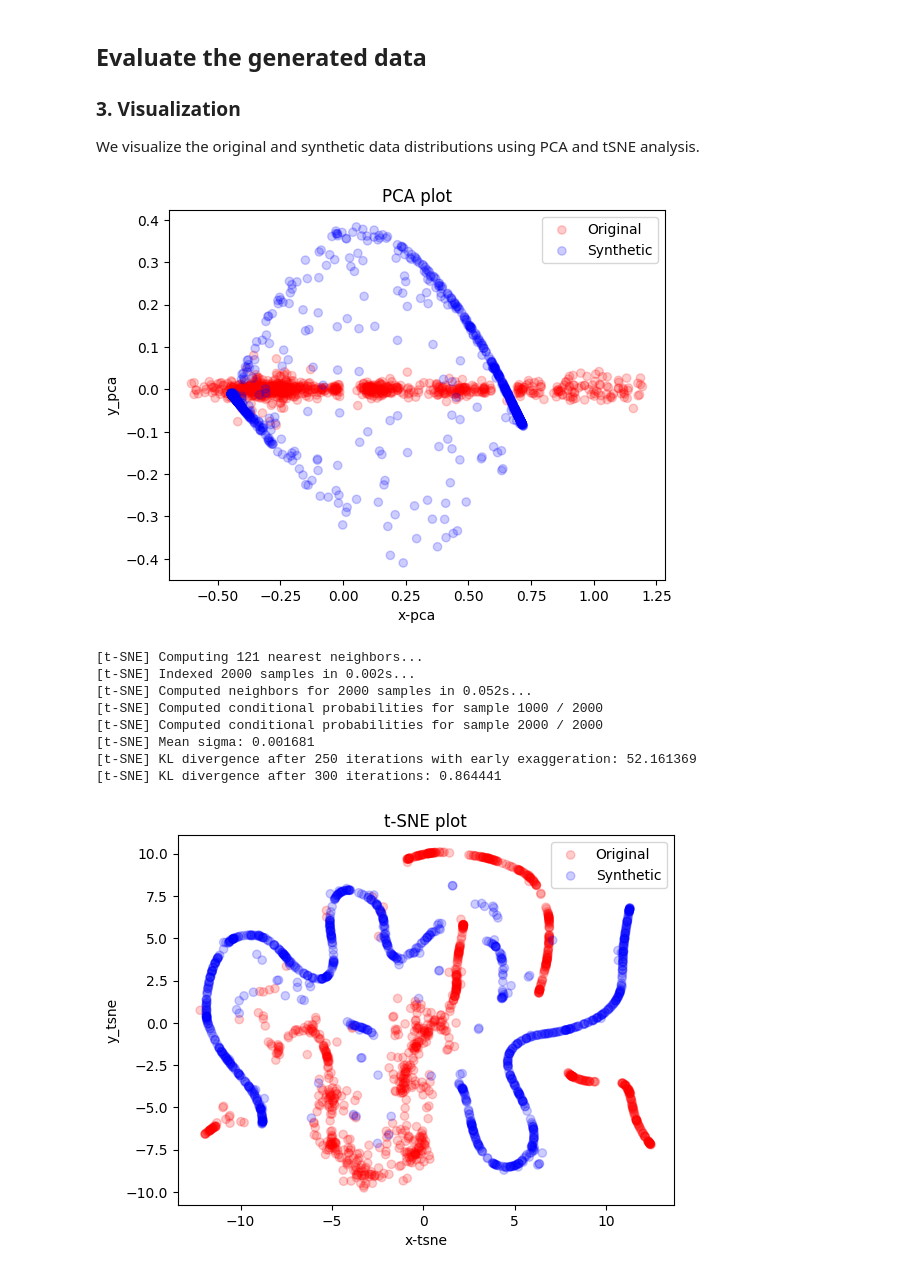
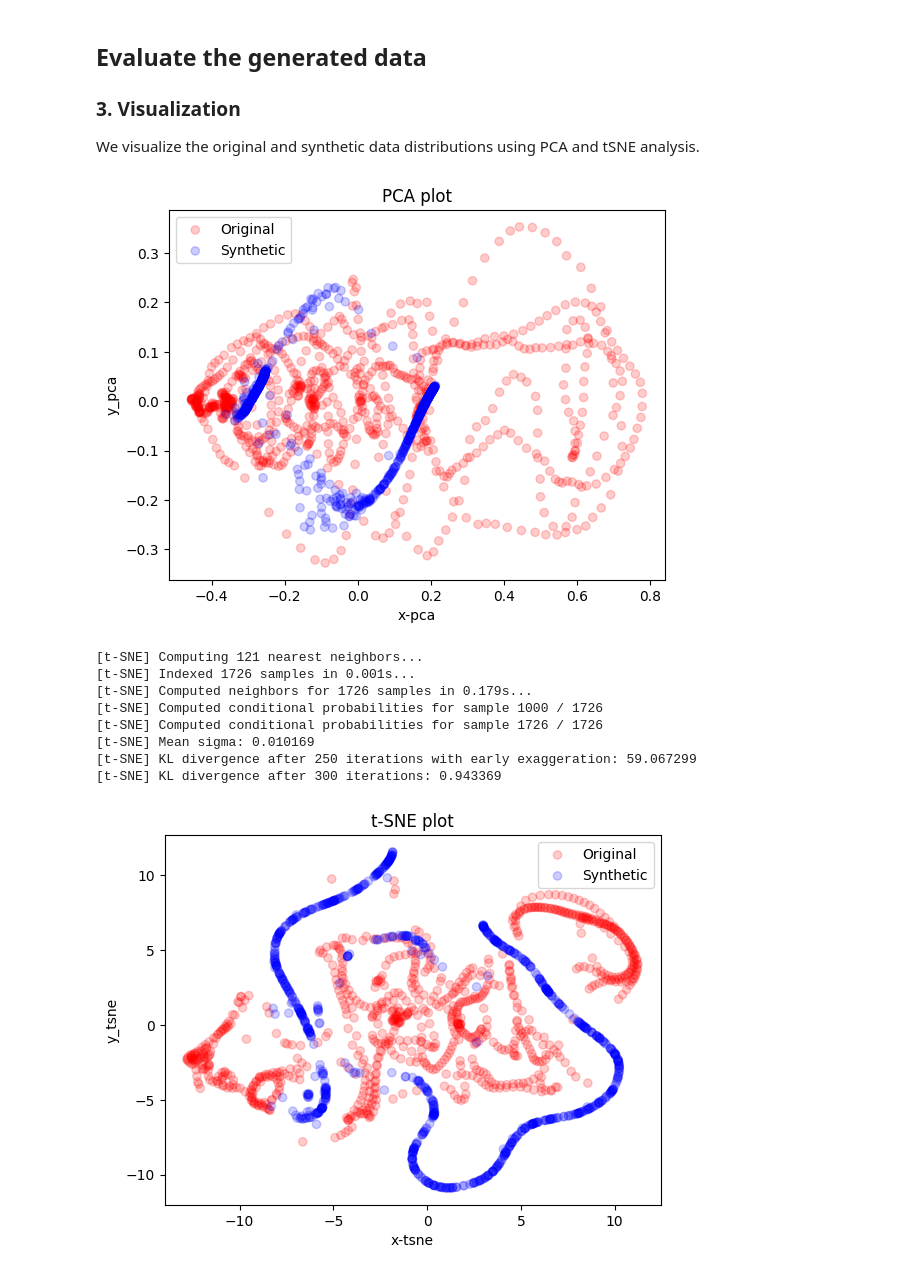
Before and after one commit to nateislas/SynthTime, a Jupyter notebook: timegan_experiment.ipynb, the cells around one changed output. Drawn from its saved outputs; the diff is of its cells as text; code cells hidden in the pictures.

```diff
--- a/timegan_experiment.ipynb
+++ b/timegan_experiment.ipynb
@@ -24,21 +24,24 @@ Random seed set to: 42
 parameters = dict()
 
 parameters['module'] = 'gru'
-parameters['hidden_dim'] = 8
-parameters['num_layers'] = 2
-parameters['batch_size'] = 32
-parameters['seq_len'] = 5
+parameters['hidden_dim'] = 32
+parameters['num_layers'] = 3
+parameters['batch_size'] = 128
+parameters['seq_len'] = 24
 parameters['lr'] = 2e-4
 parameters['device'] = torch.device("cuda" if torch.cuda.is_available() else "cpu")
+parameters['epochs'] = 250
+parameters['dataset_name'] = 'VIX'
 # %%
-data_set = 'yahoo'
-
-data_path = './data/real_data/yahoo_stock.csv'
-scaler_path= f'./model_checkpoints/scalers/scaler_{data_set}.pkl'
+dataset_name = parameters['dataset_name']
+data_path = './data/real_data/VIX_History.csv'
+scaler_path= f'./model_checkpoints/scalers/scaler_{dataset_name}.pkl'
 
 # Load and preprocess the data
 all_data = pd.read_csv(data_path)
-all_data.drop(['Date'], axis=1, inplace=True)
+#all_data.drop(['Date'], axis=1, inplace=True)
+all_data.drop(['DATE'], axis=1, inplace=True)
+
 
 parameters['n_seq'] = all_data.shape[1]
 
@@ -47,10 +50,5 @@ dataset = TimeSeriesDataset(data=all_data, seq_len=parameters['seq_len'], n_seq=
 
 # Get train, val, test datasets
 train_dataset, val_dataset, test_dataset = dataset.get_datasets()
-
-# Create DataLoaders (optional)
-#train_loader = DataLoader(train_dataset, batch_size=batch_size)
-#val_loader = DataLoader(val_dataset, batch_size=batch_size)
-#test_loader = DataLoader(test_dataset, batch_size=batch_size)
 # %% [output]
 Initializing TimeSeriesDataset...
@@ -69,5 +66,7 @@ model = TimeGAN(parameters)
 # %%
-epochs = 50
-
-
-model.train(train_dataset, ae_iters=epochs, sup_iters=epochs, joint_iters=epochs)
+model.train(train_dataset,
+            val_dataset,
+            ae_iters=parameters['epochs'],
+            sup_iters=parameters['epochs'],
+            joint_iters=parameters['epochs'],
+            patience = 20)
@@ -74,5 +91,7 @@ model.train(train_dataset, ae_iters=epochs, sup_iters=epochs, joint_iters=epochs
 # %%
-num_synthetic_samples = len(train_dataset)
+model.load_model('./model_checkpoints/VIX/VIX_20250226_221243_d429ed47_n_layers3_seq_len24_n_seq4')
+
+num_synthetic_samples = len(test_dataset)
 synthetic_data = model.generate(num_samples=num_synthetic_samples)
 print("synthetic_data shape:", synthetic_data.shape)
 # => [100, seq_len, n_seq]
@@ -117,16 +139,16 @@ print('Predictive score: ' + str(np.round(np.mean(predictive_score), 4)))
 
 We visualize the original and synthetic data distributions using PCA and tSNE analysis.
 # %%
-visualization(np.array(ori_data), np.array(synthetic_data), 'pca')
-visualization(np.array(ori_data), np.array(synthetic_data), 'tsne')
+visualization(test_dataset, synthetic_data, 'pca')
+visualization(test_dataset, synthetic_data, 'tsne')
 # %% [output]
-[figure, old version]
+[figure, new version]
 [t-SNE] Computing 121 nearest neighbors...
-[t-SNE] Indexed 2000 samples in 0.002s...
-[t-SNE] Computed neighbors for 2000 samples in 0.052s...
-[t-SNE] Computed conditional probabilities for sample 1000 / 2000
-[t-SNE] Computed conditional probabilities for sample 2000 / 2000
-[t-SNE] Mean sigma: 0.001681
-[t-SNE] KL divergence after 250 iterations with early exaggeration: 52.161369
-[t-SNE] KL divergence after 300 iterations: 0.864441
+[t-SNE] Indexed 1726 samples in 0.001s...
+[t-SNE] Computed neighbors for 1726 samples in 0.179s...
+[t-SNE] Computed conditional probabilities for sample 1000 / 1726
+[t-SNE] Computed conditional probabilities for sample 1726 / 1726
+[t-SNE] Mean sigma: 0.010169
+[t-SNE] KL divergence after 250 iterations with early exaggeration: 59.067299
+[t-SNE] KL divergence after 300 iterations: 0.943369
-[figure, old version]
+[figure, new version]
```
Also changed, not shown: parts of 6 cells of this notebook, 1 other file.
